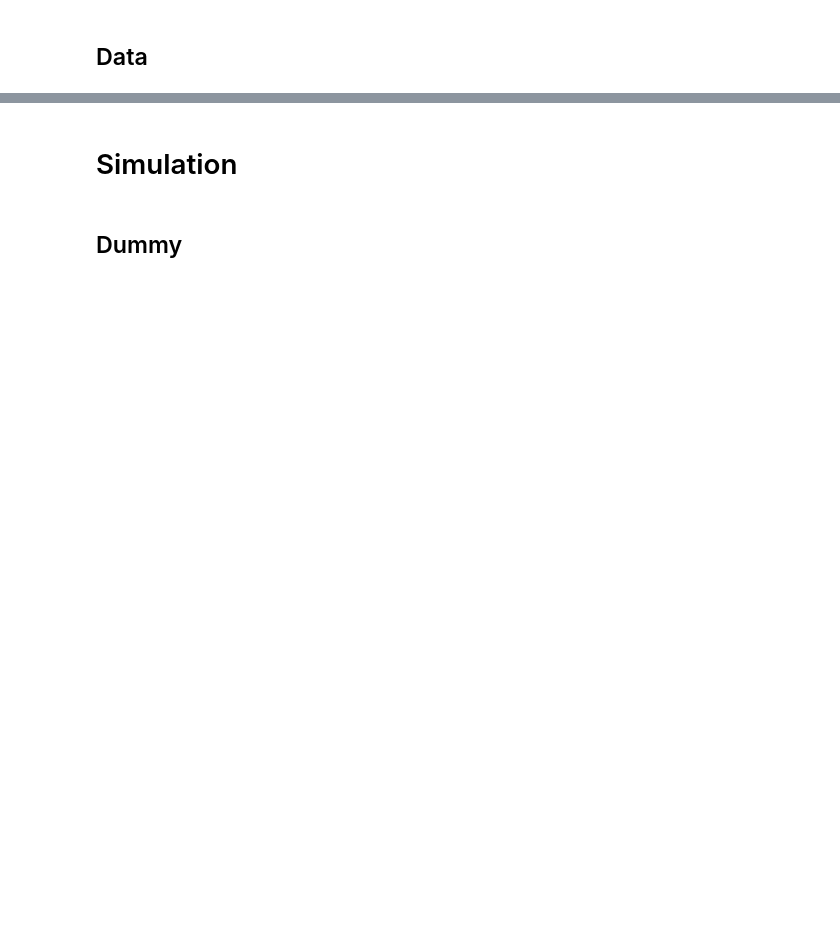
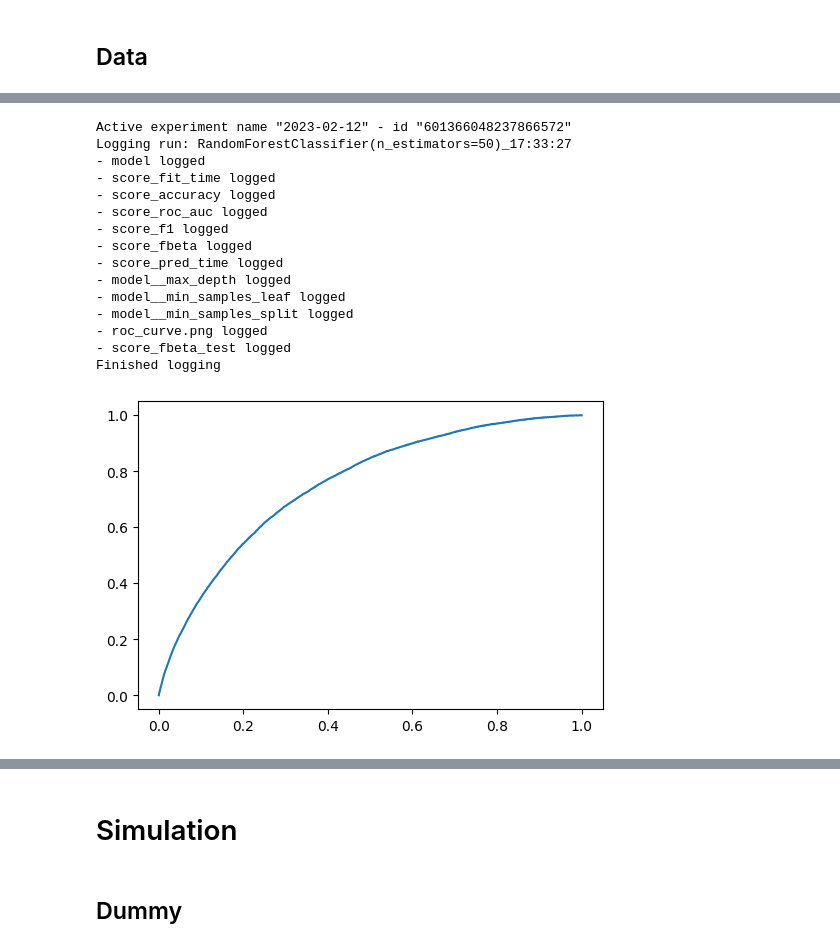
Before and after one commit to klisangn/OC-P7, a Jupyter notebook: notebooks/notebook_modelisation.ipynb, the cells around one changed output, grey strips where cells are left out. Cells and saved outputs as stored; diff of their text form; code cells hidden in the pictures; blank space fills up the shorter version.

```diff
--- a/notebooks/notebook_modelisation.ipynb
+++ b/notebooks/notebook_modelisation.ipynb
@@ -293,0 +827,25 @@ y = df['TARGET']
+# %%
+pipe = Pipeline([
+    ('imputer', SimpleImputer(strategy="mean")),
+    ('smote', SMOTE(sampling_strategy=0.5)),
+    ('model', RandomForestClassifier(n_estimators=50)),
+])
+
+grid = {
+    # 'model__bootstrap': [True, False],
+    'model__max_depth': [10, 20],
+    # 'model__max_features': ['auto', 'sqrt'],
+    'model__min_samples_leaf': [1, 4],
+    'model__min_samples_split': [2, 5],
+}
+
+scorers = {
+    'score_accuracy': 'accuracy',
+    'score_roc_auc': 'roc_auc',
+    'score_f1': 'f1',
+    'score_fbeta': make_scorer(fbeta_score, beta=2, greater_is_better=True)  # recall FN
+}
+
+search = GridSearchCV(pipe, grid, scoring=scorers, refit='score_fbeta', cv=2, pre_dispatch=2*-1) # cv=5, n_jobs=-1
+search.fit(X_train, y_train)
+# fit time: 19min
@@ -293,0 +865,20 @@ y = df['TARGET']
+# %%
+# MLflow
+log_model(search, X_train, y_train, X_test, y_test)
+# %% [output]
+Active experiment name "2023-02-12" - id "601366048237866572"
+Logging run: RandomForestClassifier(n_estimators=50)_17:33:27
+- model logged
+- score_fit_time logged
+- score_accuracy logged
+- score_roc_auc logged
+- score_f1 logged
+- score_fbeta logged
+- score_pred_time logged
+- model__max_depth logged
+- model__min_samples_leaf logged
+- model__min_samples_split logged
+- roc_curve.png logged
+- score_fbeta_test logged
+Finished logging
+[figure, added]
```
Also changed, not shown: parts of 182 cells of this notebook.
